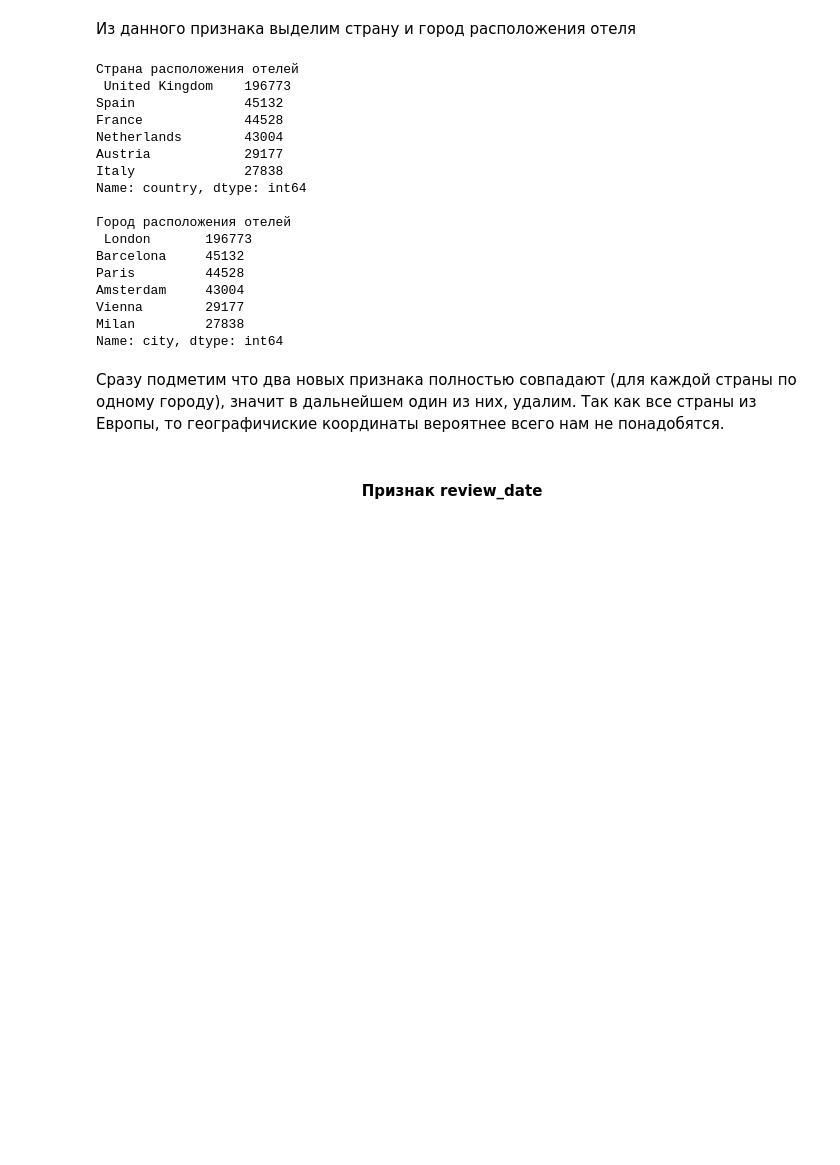
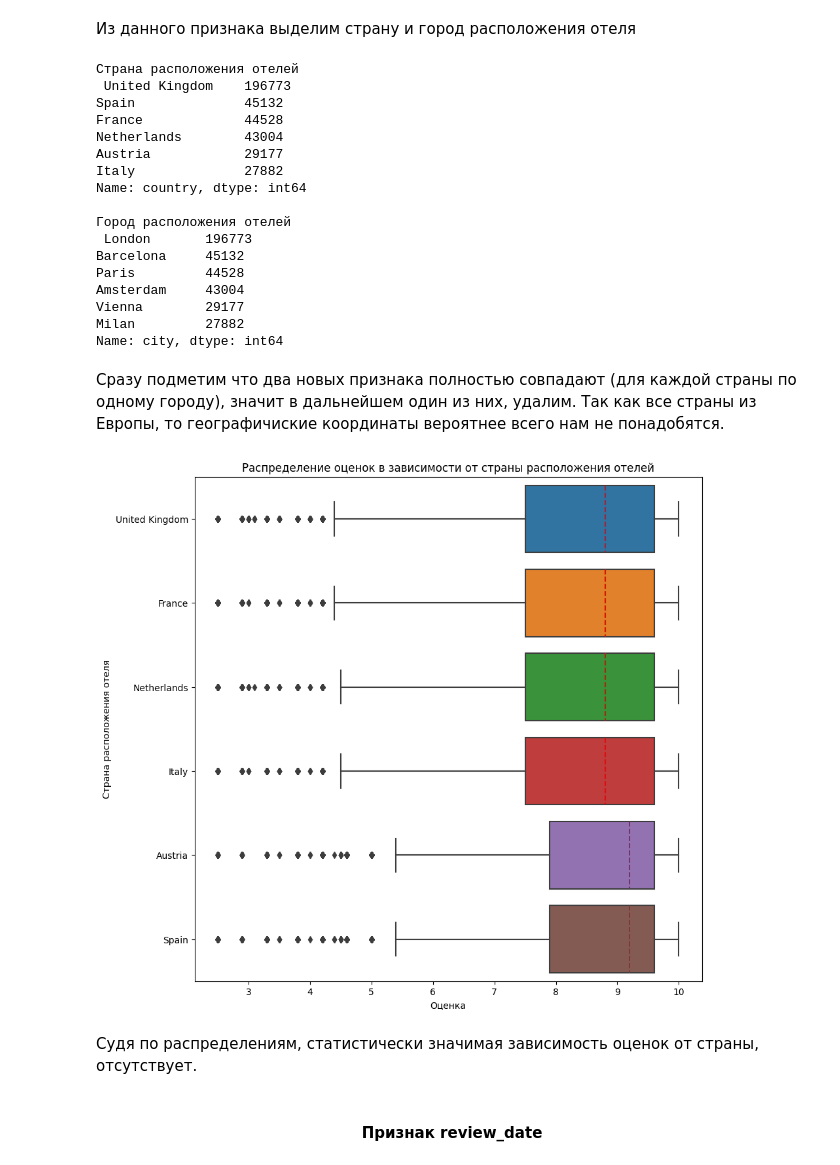
Before and after one commit to AlexandrBorisov1/SkillFactory_Projects, a Jupyter notebook: project_3/Project_3.ipynb, the cells around one changed output. Drawn from its saved outputs; the diff is of its cells as text; code cells hidden in the pictures; blank space fills up the shorter version.

```diff
--- a/project_3/Project_3.ipynb
+++ b/project_3/Project_3.ipynb
@@ -126,10 +147,6 @@ histplot.set_ylabel('')
 boxplot = sns.boxplot(data=hotels, x='average_score', ax=axes[1][1])
 # %% [output]
 [figure]
-# %%
-# удалим выброс в average_score
-outlie_avg_score = hotels[hotels['average_score'] < 6]
-hotels = hotels.drop(outlie_avg_score.index, axis=0)
 # %%
 hotels = hotels.reset_index(drop=True)
 # %% [markdown]
@@ -155,6 +172,11 @@ train_data.head(2)
     2. возможно рецензенты, национальность которых совпадает с страной отеля, ставят оценки выше либо ниже
 * negative_review и positive_review, можно попробовать разделить на степени недовольства или удовлетворённости, по вхождению в отзыв таких слов как: восхитительный, великолепный или отвратительный, мерзкий
 * Из признака tags можно будет выделить: тип поездки, количество комнат в номере, количество человек и т.д.
+# %%
+#########################################################################
+train_data['0_review_word_counts_ratio'] = (train_data['review_total_positive_word_counts'] + 1) / (train_data['review_total_negative_word_counts'] + 1)
+train_data['0_a_n_o_s__t_n_o_r'] = (train_data['additional_number_of_scoring'] + 1) / (train_data['total_number_of_reviews'] + 1)
+#train_data['0_avg_avg_score'] = train_data['average_score'] / train_data['average_score'].mean()
 # %% [markdown]
 #### <CENTER>Признак hotel_address</CENTER>
 # %%
@@ -199,7 +221,7 @@ Spain              45132
 France             44528
 Netherlands        43004
 Austria            29177
-Italy              27838
+Italy              27882
 Name: country, dtype: int64
 
 Город расположения отелей
@@ -208,10 +230,19 @@ Barcelona     45132
 Paris         44528
 Amsterdam     43004
 Vienna        29177
-Milan         27838
+Milan         27882
 Name: city, dtype: int64
 # %% [markdown]
 Сразу подметим что два новых признака полностью совпадают (для каждой страны по одному городу), значит в дальнейшем один из них, удалим. Так как все страны из Европы, то географичиские координаты вероятнее всего нам не понадобятся.
+# %%
+ax = sns.boxplot(train_data, x='reviewer_score', y='country', orient='h', medianprops={'color':'red', 'linestyle':'--'})
+ax.set(xlabel='Оценка', ylabel='Страна расположения отеля')
+plt.title('Распределение оценок в зависимости от страны расположения отелей')
+plt.show()
+# %% [output]
+[figure, added]
+# %% [markdown]
+Судя по распределениям, статистически значимая зависимость оценок от страны, отсутствует.
 # %% [markdown]
 #### <CENTER>Признак review_date</CENTER>
 # %% [markdown]
```
Also changed, not shown: parts of 55 cells of this notebook.
